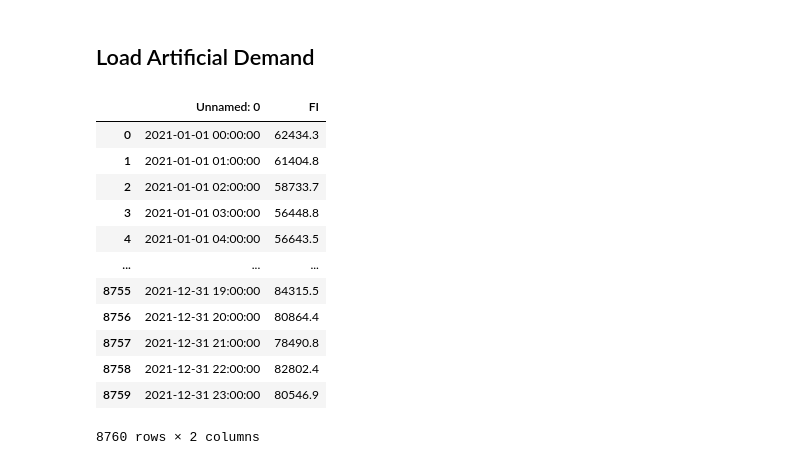
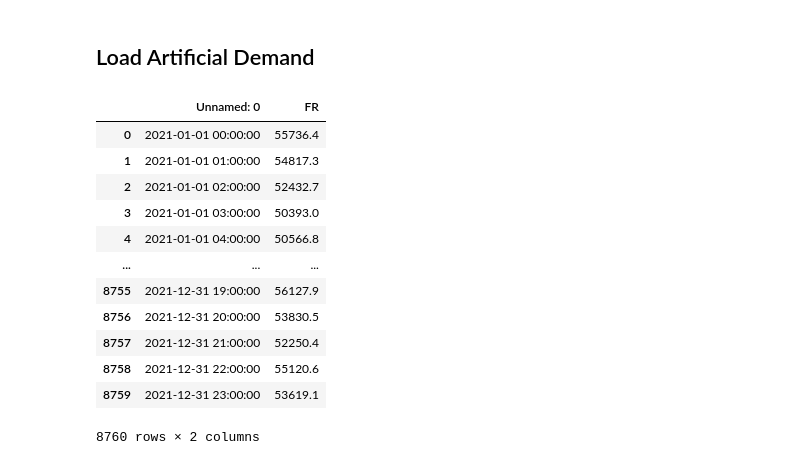
Before and after one commit to jus6du/multidecade-data, a Jupyter notebook: load data/conso_by_climate.ipynb, the cells around one changed output. Cells and saved outputs as stored; diff of their text form; code cells hidden in the pictures.

```diff
--- a/load data/conso_by_climate.ipynb
+++ b/load data/conso_by_climate.ipynb
@@ -27,18 +29,18 @@ fig.update_layout(title='Artificial Demand',
                   yaxis_title='Power(MW)')
 fig.show()
 # %%
-pd.read_csv(f'FI_demand_artificial_2021-2022.csv')
+pd.read_csv(f'FR_demand_artificial_2021-2022.csv')
 # %% [output]
-|  | Unnamed: 0 | FI |
-| 0 | 2021-01-01 00:00:00 | 62434.3 |
-| 1 | 2021-01-01 01:00:00 | 61404.8 |
-| 2 | 2021-01-01 02:00:00 | 58733.7 |
-| 3 | 2021-01-01 03:00:00 | 56448.8 |
-| 4 | 2021-01-01 04:00:00 | 56643.5 |
+|  | Unnamed: 0 | FR |
+| 0 | 2021-01-01 00:00:00 | 55736.4 |
+| 1 | 2021-01-01 01:00:00 | 54817.3 |
+| 2 | 2021-01-01 02:00:00 | 52432.7 |
+| 3 | 2021-01-01 03:00:00 | 50393.0 |
+| 4 | 2021-01-01 04:00:00 | 50566.8 |
 | ... | ... | ... |
-| 8755 | 2021-12-31 19:00:00 | 84315.5 |
-| 8756 | 2021-12-31 20:00:00 | 80864.4 |
-| 8757 | 2021-12-31 21:00:00 | 78490.8 |
-| 8758 | 2021-12-31 22:00:00 | 82802.4 |
-| 8759 | 2021-12-31 23:00:00 | 80546.9 |
+| 8755 | 2021-12-31 19:00:00 | 56127.9 |
+| 8756 | 2021-12-31 20:00:00 | 53830.5 |
+| 8757 | 2021-12-31 21:00:00 | 52250.4 |
+| 8758 | 2021-12-31 22:00:00 | 55120.6 |
+| 8759 | 2021-12-31 23:00:00 | 53619.1 |
 8760 rows × 2 columns
```
Also changed, not shown: parts of 8 cells of this notebook, 1 other file.
